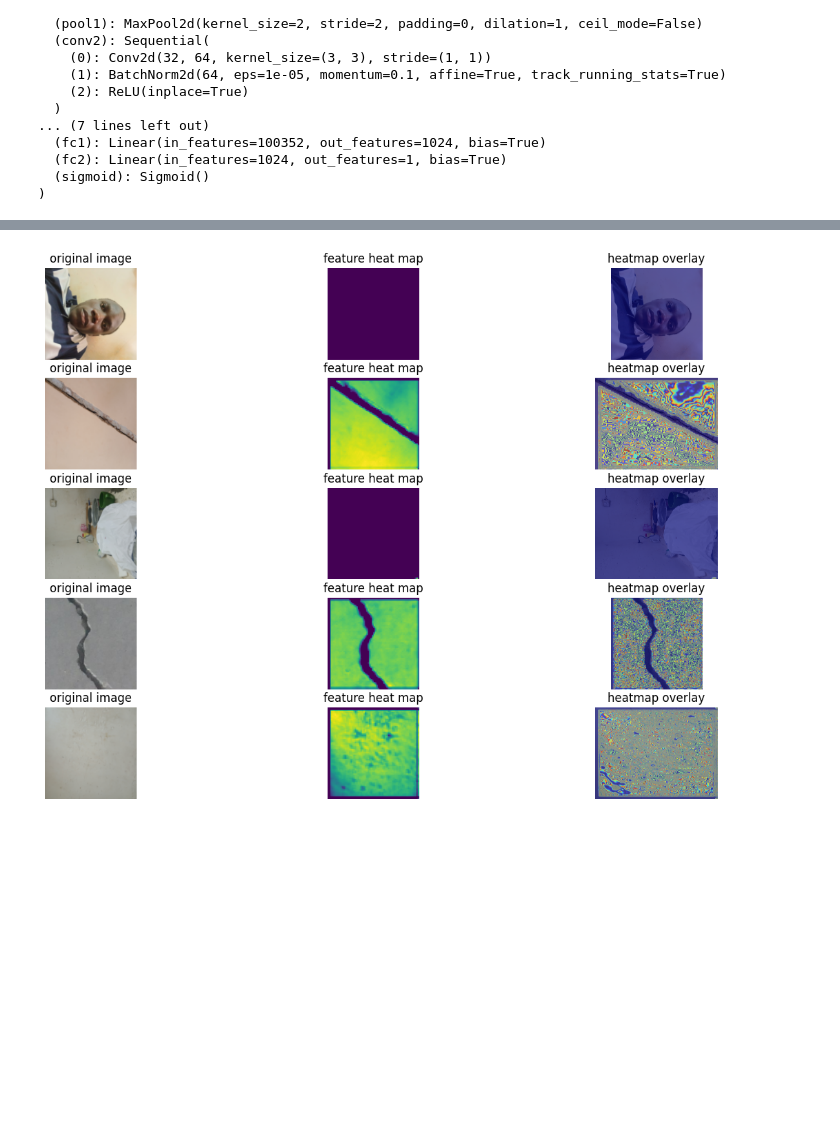
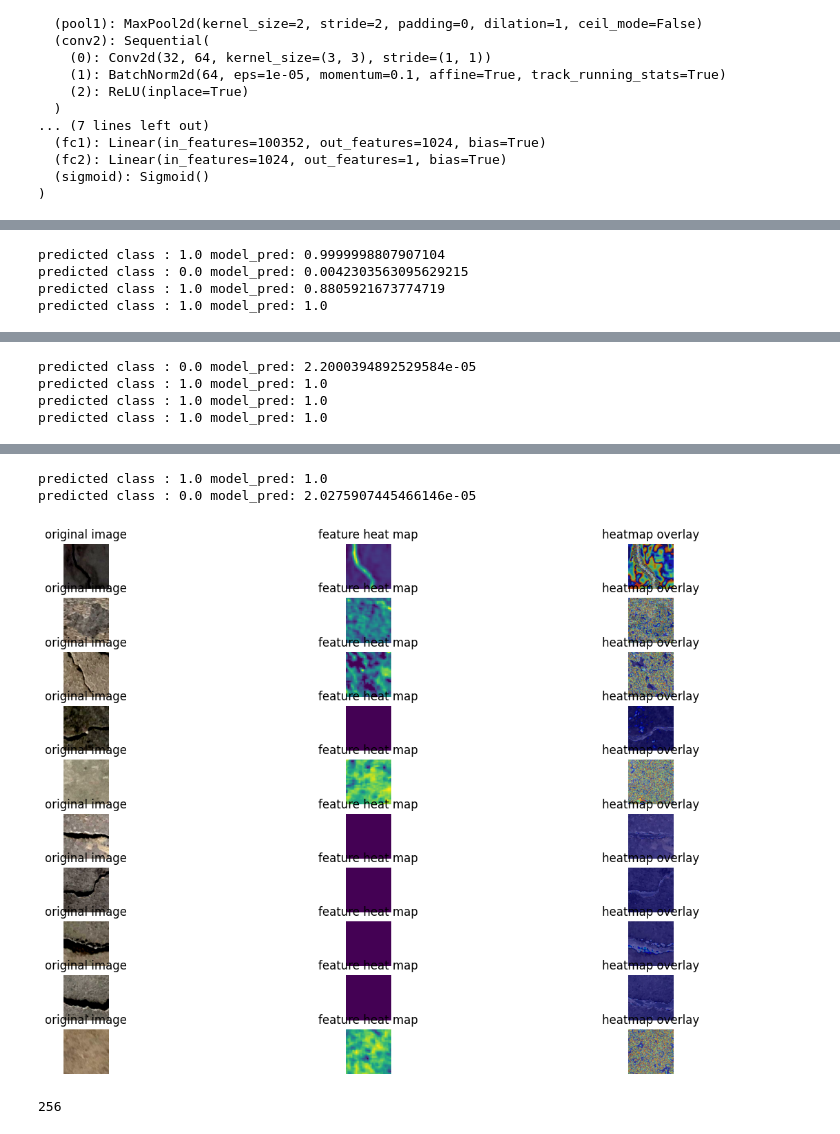
Before and after one commit to timothy-voiuhy/CrackDetection, a Jupyter notebook: CrackClassification.ipynb, the cells around one changed output, grey strips where cells are left out. Cells and saved outputs as stored; diff of their text form; code cells hidden in the pictures; blank space fills up the shorter version.

```diff
--- a/CrackClassification.ipynb
+++ b/CrackClassification.ipynb
@@ -129,7 +129,9 @@ class CrackDetectionModel(nn.Module):
 
 def createDataLoader(root, batch_size, shuffle = True, test = False):
     dataset = createDataset(root, test = test)
-    dataLoader = DataLoader(dataset, batch_size=BATCH_SIZE, shuffle=True)
+    if not batch_size:
+        batch_size = BATCH_SIZE
+    dataLoader = DataLoader(dataset, batch_size=batch_size, shuffle=True)
     return dataLoader
 
 def createDataset(root, test = False):
@@ -372,7 +374,7 @@ val_dataloader = createDataLoader(val_dir, batch_size=BATCH_SIZE)
 # %%
 del test_dataloader
 # %%
-test_dataloader = createDataLoader(test_dir, batch_size = 32, test=True)
+test_dataloader = createDataLoader(test_dir, batch_size = 10, test=True)
 # %%
 # device agnostic code
 if torch.cuda.is_available():
@@ -478,15 +483,12 @@ if device:
 # %%
 images, labels = next(iter(test_dataloader))
 
-n_rows = 10
+n_rows = len(images)
 
-images = []
-cams  =[]
 plt.figure(figsize = (15,10))
 tr = v2.ToPILImage()
-for idx, image in enumerate(images):
-    if idx == n_rows-1:
-        break
+idx = 0
+for image in images:
     image = image.unsqueeze(0)  # Add batch dimension
 
     image_ = image.squeeze(0).permute((1,2,0))
@@ -498,16 +500,20 @@ for idx, image in enumerate(images):
     if device:
         image = image.to(device)
 
+    layer = savedModel.conv3[0]
+
     # now lets use gradcam to see what the model is doing
-    cam_extractor = GradCAM(model, target_layer = "conv2")
+    cam_extractor = GradCAM(savedModel, target_layer = layer)
     # Make the prediction
-    output = model(image)
+    output = savedModel(image)
     predicted_class = (output > 0.5).float().item()
     print(f"predicted class : {predicted_class} model_pred: {output.item()}")
     predicted_class_index = output.argmax().item() # choose the class index for which to visualize
     cams = cam_extractor(predicted_class_index, output)
     fused_cam = cam_extractor.fuse_cams(cams)
-    overlayed_img = overlay_mask(tr(img), tr(fused_cam), alpha = 0.4)
+    image = image.cpu().squeeze(0)
+    fused_cam = fused_cam.cpu()
+    overlayed_img = overlay_mask(tr(image), tr(fused_cam), alpha = 0.4)
     fused_cam = fused_cam.permute((1,2,0))
 
     plt.subplot(n_rows, 3, idx+2)
@@ -530,0 +536,4 @@ predicted class : 0.0 model_pred: 0.0004814653948415071
+predicted class : 1.0 model_pred: 0.9999998807907104
+predicted class : 0.0 model_pred: 0.0042303563095629215
+predicted class : 1.0 model_pred: 0.8805921673774719
+predicted class : 1.0 model_pred: 1.0
@@ -530,0 +543,4 @@ predicted class : 0.0 model_pred: 0.0004814653948415071
+predicted class : 0.0 model_pred: 2.2000394892529584e-05
+predicted class : 1.0 model_pred: 1.0
+predicted class : 1.0 model_pred: 1.0
+predicted class : 1.0 model_pred: 1.0
@@ -531 +548,3 @@ predicted class : 0.0 model_pred: 0.0004814653948415071
+predicted class : 1.0 model_pred: 1.0
+predicted class : 0.0 model_pred: 2.0275907445466146e-05
-[figure, old version]
+[figure, new version]
@@ -533,0 +551,4 @@ predicted class : 0.0 model_pred: 0.0004814653948415071
+# %%
+len(images)
+# %% [output]
+256
```
Also changed, not shown: parts of 4 cells of this notebook.
